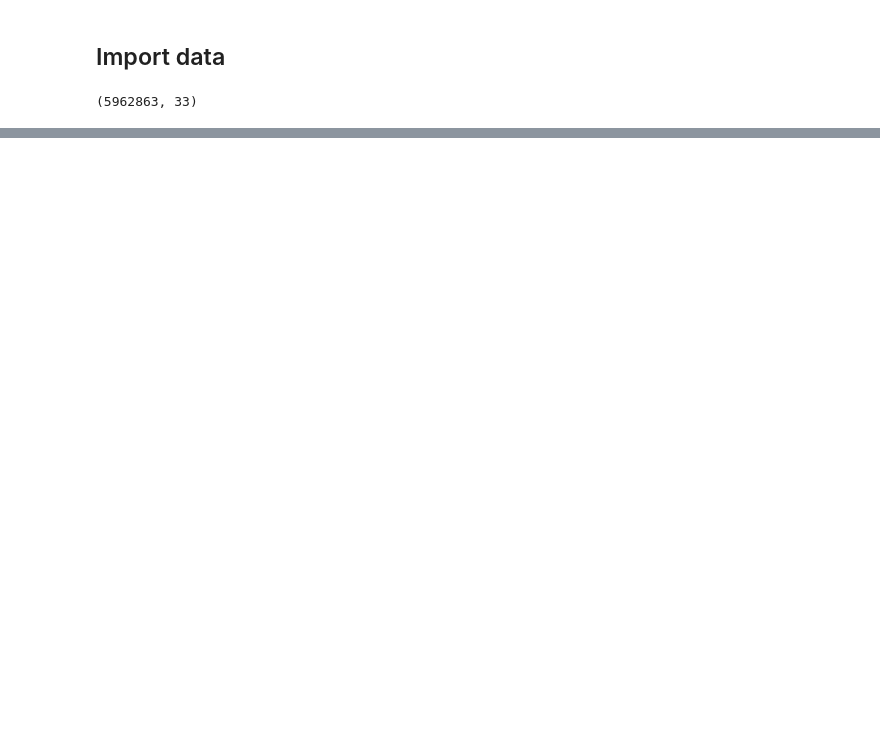
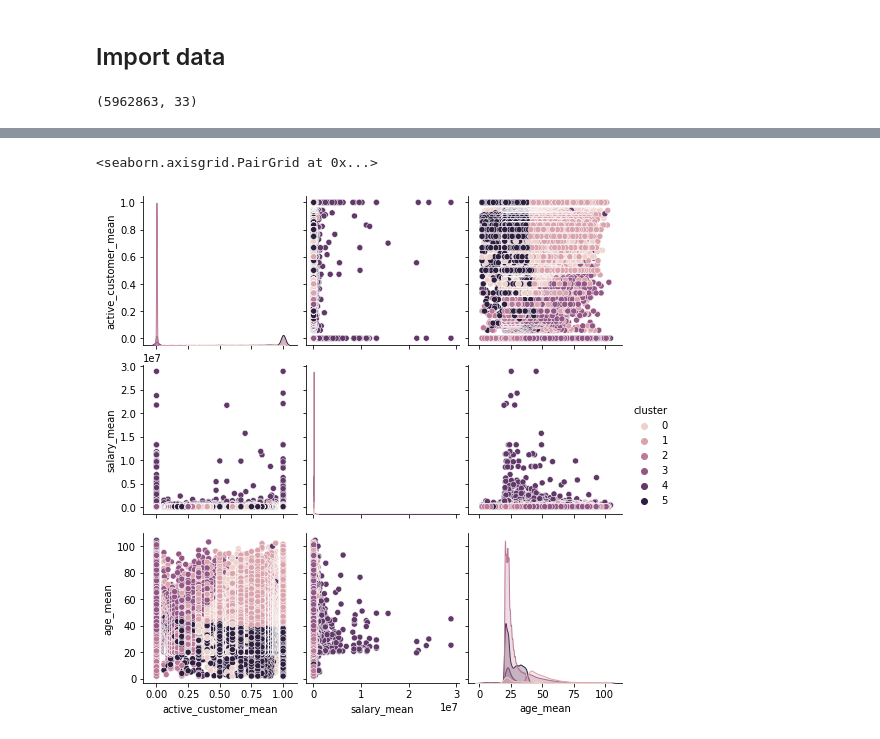
Before and after one commit to Nerea26/easy-money, a Jupyter notebook: notebooks/4.0-aamv-prep-for-clustering.ipynb, the cells around one changed output, grey strips where cells are left out. Saved outputs shown, nothing was run; the diff lists cells and outputs as text; code cells hidden in the pictures; blank space fills up the shorter version.

```diff
--- a/notebooks/4.0-aamv-prep-for-clustering.ipynb
+++ b/notebooks/4.0-aamv-prep-for-clustering.ipynb
@@ -121,0 +207,4 @@ clients_df.to_csv(f"{__PREPROCESSED_DATA_PATH__}/clients_df.csv")
+# %%
+X_processed = pipeline[0].transform(df)
+# %%
+X_scaled = pipeline[2].transform(X_processed)
@@ -121,0 +215,4 @@ clients_df.to_csv(f"{__PREPROCESSED_DATA_PATH__}/clients_df.csv")
+# %%
+labels = pipeline["Clustering"].predict(X_scaled)
+# %%
+X_processed["cluster"] = labels
@@ -121,0 +223,5 @@ clients_df.to_csv(f"{__PREPROCESSED_DATA_PATH__}/clients_df.csv")
+# %%
+sns.pairplot(X_processed, vars=["active_customer_mean", "salary_mean", "age_mean"], hue="cluster")
+# %% [output]
+<seaborn.axisgrid.PairGrid at 0x...>
+[figure, added]
```
Also changed, not shown: parts of 27 cells of this notebook, 2 other files.
